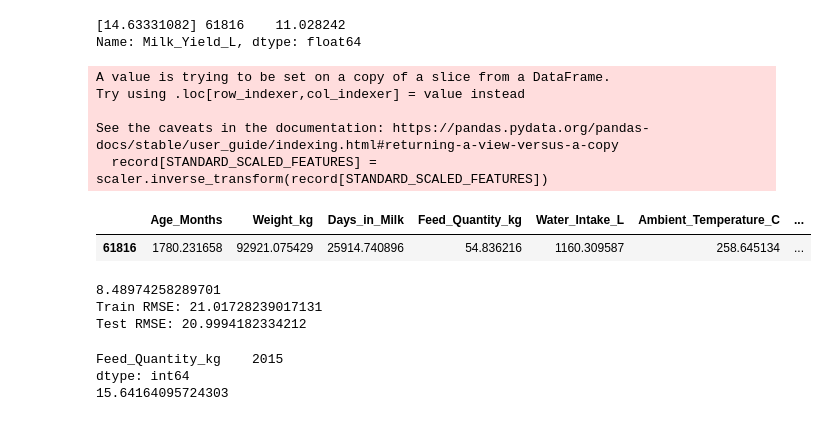
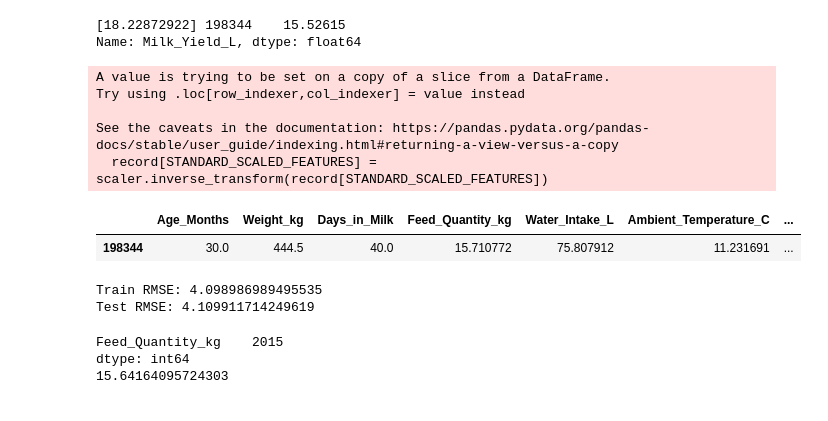
Before and after one commit to AustinJia-code/Yield-Regression, a Jupyter notebook: experiments/nnet.ipynb, the cells around one changed output. Drawn from its saved outputs; the diff is of its cells as text; code cells hidden in the pictures.

```diff
--- a/experiments/nnet.ipynb
+++ b/experiments/nnet.ipynb
@@ -73,13 +73,8 @@ DROP_FEATURES = [
 CATEGORICAL_FEATURES = [
     "Lactation_Stage",
     "Date",
-]
-
-# Cannot use drop_first since it will drop the lowest value for some reason
-NUMERIC_CATEGORICAL_FEATURES = [
     "Parity",
 ]
-
 STANDARD_SCALED_FEATURES = [
     "Age_Months",
     "Weight_kg",
@@ -148,12 +143,8 @@ def preprocess(dtrain, dtest):
     dtest = dtest.drop(DROP_FEATURES, axis=1)
 
     # One-hot encode
-    dtrain = pd.get_dummies (dtrain, columns = CATEGORICAL_FEATURES, drop_first = True)
-    dtest = pd.get_dummies (dtest, columns = CATEGORICAL_FEATURES, drop_first = True)
-    dtrain, dtest = dtrain.align(dtest, join='left', axis=1, fill_value=0)
-
-    dtrain = pd.get_dummies (dtrain, columns = NUMERIC_CATEGORICAL_FEATURES, drop_first = False)
-    dtest = pd.get_dummies (dtest, columns = NUMERIC_CATEGORICAL_FEATURES, drop_first = False)
+    dtrain = pd.get_dummies (dtrain, columns = CATEGORICAL_FEATURES, drop_first = False)
+    dtest = pd.get_dummies (dtest, columns = CATEGORICAL_FEATURES, drop_first = False)
     dtrain, dtest = dtrain.align(dtest, join='left', axis=1, fill_value=0)
 
     # TODO: Do something about unreasonable data records
@@ -220,7 +211,7 @@ from sklearn.metrics import r2_score
 train_rmse_list = []
 test_rmse_list = []
 
-total_iterations = 190
+total_iterations = 300
 iterations_per_step = 10
 
 model = MLPRegressor(
@@ -269,20 +249,20 @@ Iteration 120: Train RMSE=4.1084, Test RMSE=4.1136
 # %%
-id = 1
+id = 3
 record = X_test.iloc[[id]]
 print(model.predict(record), y_test.iloc[[id]])
 
 record[STANDARD_SCALED_FEATURES] = scaler.inverse_transform(record[STANDARD_SCALED_FEATURES])
 record
 # %% [output]
-[14.63331082] 61816    11.028242
+[18.22872922] 198344    15.52615
 Name: Milk_Yield_L, dtype: float64
 A value is trying to be set on a copy of a slice from a DataFrame.
 Try using .loc[row_indexer,col_indexer] = value instead
 
 See the caveats in the documentation: https://pandas.pydata.org/pandas-docs/stable/user_guide/indexing.html#returning-a-view-versus-a-copy
   record[STANDARD_SCALED_FEATURES] = scaler.inverse_transform(record[STANDARD_SCALED_FEATURES])
 |  | Age_Months | Weight_kg | Days_in_Milk | Feed_Quantity_kg | Water_Intake_L | Ambient_Temperature_C | ... |
-| 61816 | 1780.231658 | 92921.075429 | 25914.740896 | 54.836216 | 1160.309587 | 258.645134 | ... |
+| 198344 | 30.0 | 444.5 | 40.0 | 15.710772 | 75.807912 | 11.231691 | ... |
 # %%
 y_pred = model.predict(X_train)
 rmse = np.sqrt(mean_squared_error(y_train, y_pred))
@@ -292,9 +272,8 @@ y_pred = model.predict(X_test)
 rmse = np.sqrt(mean_squared_error(y_test, y_pred))
 print("Test RMSE:", rmse)
 # %% [output]
-8.48974258289701
-Train RMSE: 21.01728239017131
-Test RMSE: 20.9994182334212
+Train RMSE: 4.098986989495535
+Test RMSE: 4.109911714249619
 # %%
 test_data = pd.read_csv (TEST_PATH)
 test_data = test_data.drop (DROP_FEATURES, axis = 1)
```
Also changed, not shown: parts of 2 cells of this notebook.
